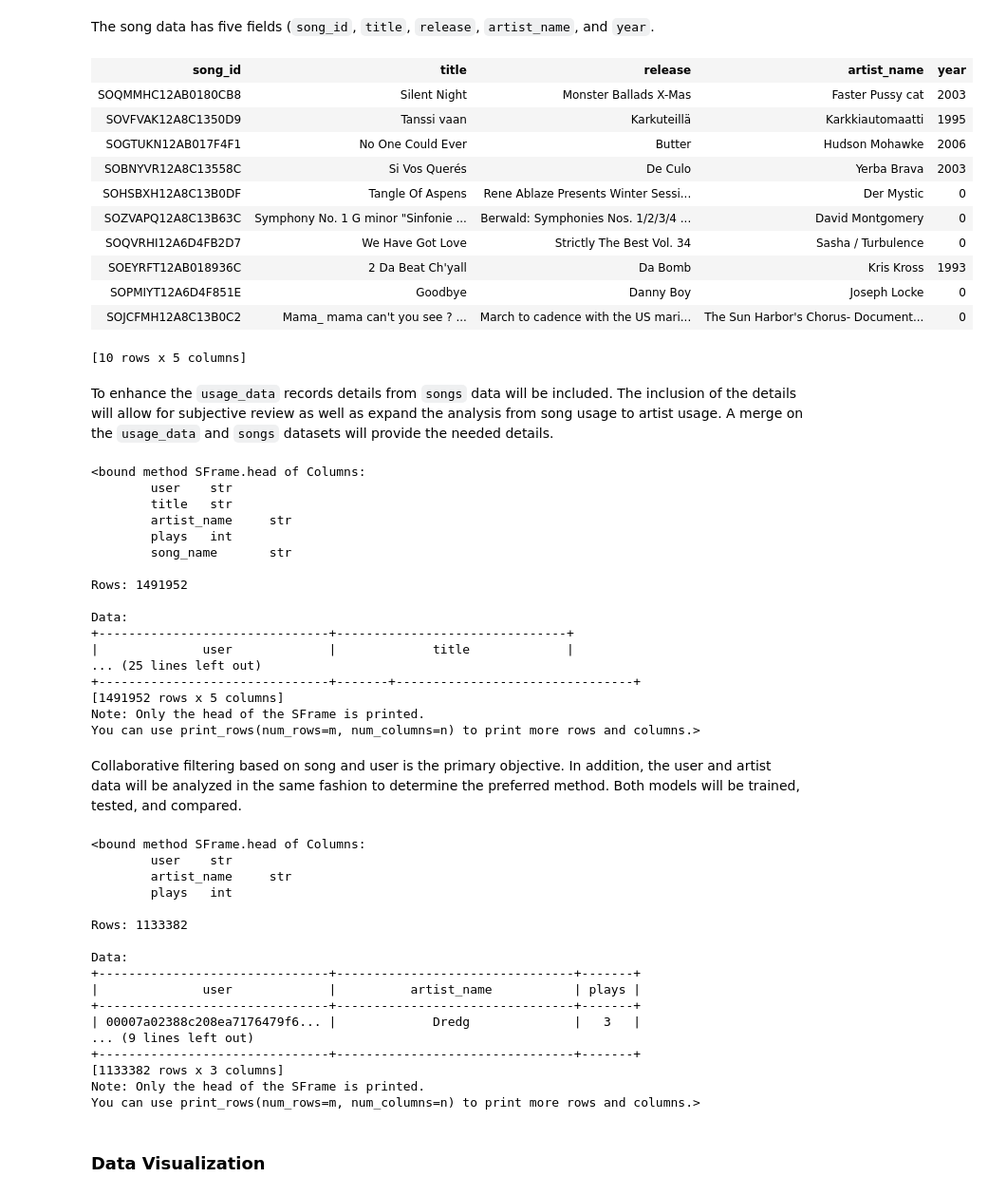
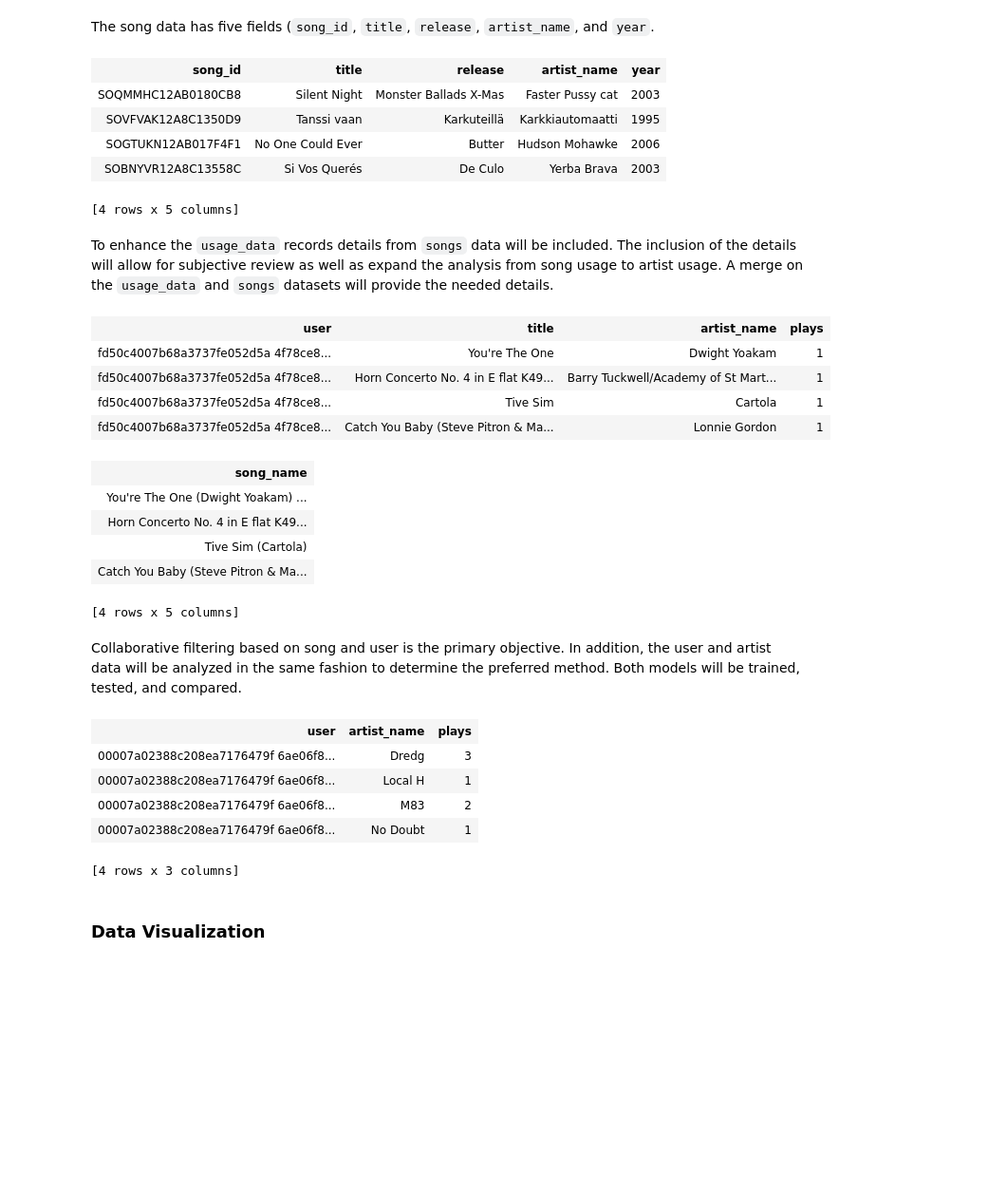
Before and after one commit to kjprice/SMU-data-mining, a Jupyter notebook: python_notebooks/Project 3.ipynb, the cells around one changed output. Shown at 95% size. Drawn from its saved outputs; the diff is of its cells as text; code cells hidden in the pictures; blank space fills up the shorter version.

```diff
--- a/python_notebooks/Project 3.ipynb
+++ b/python_notebooks/Project 3.ipynb
@@ -51,20 +48,14 @@ usage_data.head()
 # %% [markdown]
 The song data has five fields (`song_id`, `title`, `release`, `artist_name`, and `year`.
 # %%
-songs.head()
+songs.head(4)
 # %% [output]
 | song_id | title | release | artist_name | year |
 | SOQMMHC12AB0180CB8 | Silent Night | Monster Ballads X-Mas | Faster Pussy cat | 2003 |
 | SOVFVAK12A8C1350D9 | Tanssi vaan | Karkuteillä | Karkkiautomaatti | 1995 |
 | SOGTUKN12AB017F4F1 | No One Could Ever | Butter | Hudson Mohawke | 2006 |
 | SOBNYVR12A8C13558C | Si Vos Querés | De Culo | Yerba Brava | 2003 |
-| SOHSBXH12A8C13B0DF | Tangle Of Aspens | Rene Ablaze Presents Winter Sessi... | Der Mystic | 0 |
-| SOZVAPQ12A8C13B63C | Symphony No. 1 G minor "Sinfonie ... | Berwald: Symphonies Nos. 1/2/3/4 ... | David Montgomery | 0 |
-| SOQVRHI12A6D4FB2D7 | We Have Got Love | Strictly The Best Vol. 34 | Sasha / Turbulence | 0 |
-| SOEYRFT12AB018936C | 2 Da Beat Ch'yall | Da Bomb | Kris Kross | 1993 |
-| SOPMIYT12A6D4F851E | Goodbye | Danny Boy | Joseph Locke | 0 |
-| SOJCFMH12A8C13B0C2 | Mama_ mama can't you see ? ... | March to cadence with the US mari... | The Sun Harbor's Chorus- Document... | 0 |
-[10 rows x 5 columns]
+[4 rows x 5 columns]
 # %% [markdown]
 To enhance the `usage_data` records details from `songs` data will be included.   The inclusion of the details will allow for subjective review as well as expand the analysis from song usage to artist usage.  A merge on the `usage_data` and `songs` datasets will provide the needed details.
 # %%
@@ -75,51 +66,34 @@ new_df = ud_df.merge(song_df, how='left', left_on='song_id', right_on='song_id')
 
 combo_songs = gl.SFrame(new_df)
 combo_songs['song_name'] = combo_songs['title'] + ' (' + combo_songs['artist_name'] +')'
-combo_songs['user', 'title', 'artist_name', 'plays', 'song_name'].head
+
+combo_songs['user', 'title', 'artist_name', 'plays', 'song_name'].head(4)
 # %% [output]
+| user | title | artist_name | plays |
+| fd50c4007b68a3737fe052d5a 4f78ce8... | You're The One | Dwight Yoakam | 1 |
+| fd50c4007b68a3737fe052d5a 4f78ce8... | Horn Concerto No. 4 in E flat K49... | Barry Tuckwell/Academy of St Mart... | 1 |
+| fd50c4007b68a3737fe052d5a 4f78ce8... | Tive Sim | Cartola | 1 |
+| fd50c4007b68a3737fe052d5a 4f78ce8... | Catch You Baby (Steve Pitron & Ma... | Lonnie Gordon | 1 |
+| song_name |
+| You're The One (Dwight Yoakam) ... |
+| Horn Concerto No. 4 in E flat K49... |
+| Tive Sim (Cartola) |
+| Catch You Baby (Steve Pitron & Ma... |
-<bound method SFrame.head of Columns:
-        user    str
-        title   str
-        artist_name     str
-        plays   int
-        song_name       str
-
-Rows: 1491952
-
-Data:
-+-------------------------------+-------------------------------+
-|              user             |             title             |
-... (25 lines left out)
-+-------------------------------+-------+--------------------------------+
-[1491952 rows x 5 columns]
-Note: Only the head of the SFrame is printed.
-You can use print_rows(num_rows=m, num_columns=n) to print more rows and columns.>
+[4 rows x 5 columns]
 # %% [markdown]
 Collaborative filtering based on song and user is the primary objective.  In addition, the user and artist data will be analyzed in the same fashion to determine the preferred method.   Both models will be trained, tested, and compared.
 # %%
 df_artist = new_df.groupby(by=['user','artist_name'])[['plays']].sum().reset_index()
-df_artist.head()
 
 artist = gl.SFrame(df_artist)
-artist.head
+artist.head(4)
 # %% [output]
+| user | artist_name | plays |
+| 00007a02388c208ea7176479f 6ae06f8... | Dredg | 3 |
+| 00007a02388c208ea7176479f 6ae06f8... | Local H | 1 |
+| 00007a02388c208ea7176479f 6ae06f8... | M83 | 2 |
+| 00007a02388c208ea7176479f 6ae06f8... | No Doubt | 1 |
-<bound method SFrame.head of Columns:
-        user    str
-        artist_name     str
-        plays   int
-
-Rows: 1133382
-
-Data:
-+-------------------------------+--------------------------------+-------+
-|              user             |          artist_name           | plays |
-+-------------------------------+--------------------------------+-------+
-| 00007a02388c208ea7176479f6... |             Dredg              |   3   |
-... (9 lines left out)
-+-------------------------------+--------------------------------+-------+
-[1133382 rows x 3 columns]
-Note: Only the head of the SFrame is printed.
-You can use print_rows(num_rows=m, num_columns=n) to print more rows and columns.>
+[4 rows x 3 columns]
 # %% [markdown]
 ### Data Visualization
 # %% [markdown]
```
Also changed, not shown: parts of 38 cells of this notebook.
